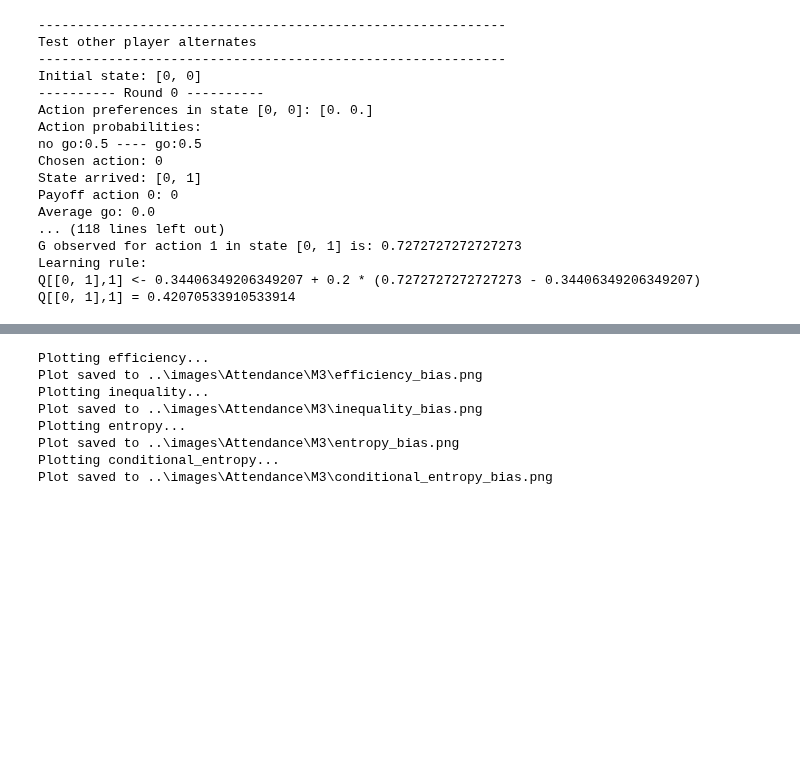
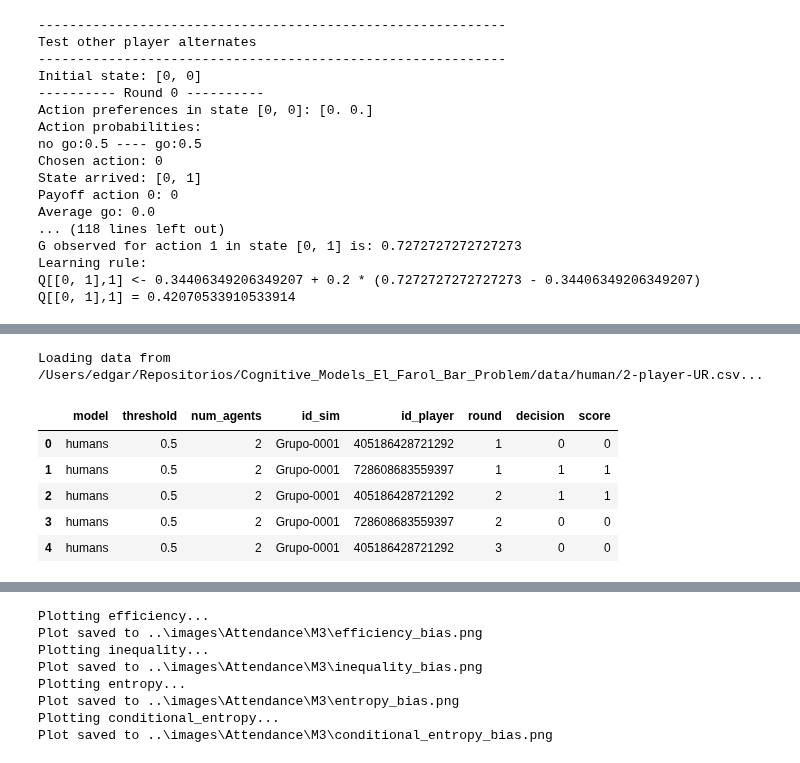
Before and after one commit to EAndrade-Lotero/Cognitive_Models_El_Farol_Bar_Problem, a Jupyter notebook: Notebooks/test_Payoff_and_Attendance.ipynb, the cells around one changed output, grey strips where cells are left out. Cells and saved outputs as stored; diff of their text form; code cells hidden in the pictures; blank space fills up the shorter version.

```diff
--- a/Notebooks/test_Payoff_and_Attendance.ipynb
+++ b/Notebooks/test_Payoff_and_Attendance.ipynb
@@ -390,2 +399,25 @@ simulation_parameters = {
 	'verbose':False
 }
+# %%
+from Utils.interaction import Experiment, Episode
+
+
+exp = Experiment(
+    agent_class=AttendanceM3,
+    fixed_parameters=fixed_parameters,
+    free_parameters=free_parameters,
+    simulation_parameters=simulation_parameters,
+    measures=['attendance', 'efficiency', 'alternation_index']
+)
+bar, agents = exp.initialize()
+
+ep = Episode(
+    environment=bar,
+    agents=agents,
+    model='Attendance-M3',
+    num_rounds=simulation_parameters['num_rounds']
+)
+data_sim = ep.simulate(
+    num_episodes=simulation_parameters['num_episodes']
+)
+data_sim.head(2)
@@ -391,0 +428,24 @@ simulation_parameters = {
+# %%
+import pandas as pd
+import seaborn as sns
+from pathlib import Path
+from Config.config import PATHS
+from Utils.utils import PPT
+
+file_name = '2-player-UR.csv'
+file = PATHS['human_data'] / Path(file_name)
+print(f'Loading data from {file}...')
+data_human = pd.read_csv(file)
+data_human['model'] = 'humans'
+# %% [output]
+Loading data from /Users/edgar/Repositorios/Cognitive_Models_El_Farol_Bar_Problem/data/human/2-player-UR.csv...
+# %%
+data = PPT.concat_dfs(data_human, data_sim)
+data.head()
+# %% [output]
+|  | model | threshold | num_agents | id_sim | id_player | round | decision | score |
+| 0 | humans | 0.5 | 2 | Grupo-0001 | 405186428721292 | 1 | 0 | 0 |
+| 1 | humans | 0.5 | 2 | Grupo-0001 | 728608683559397 | 1 | 1 | 1 |
+| 2 | humans | 0.5 | 2 | Grupo-0001 | 405186428721292 | 2 | 1 | 1 |
+| 3 | humans | 0.5 | 2 | Grupo-0001 | 728608683559397 | 2 | 0 | 0 |
+| 4 | humans | 0.5 | 2 | Grupo-0001 | 405186428721292 | 3 | 0 | 0 |
```
Also changed, not shown: parts of 7 cells of this notebook, 49 other files.
